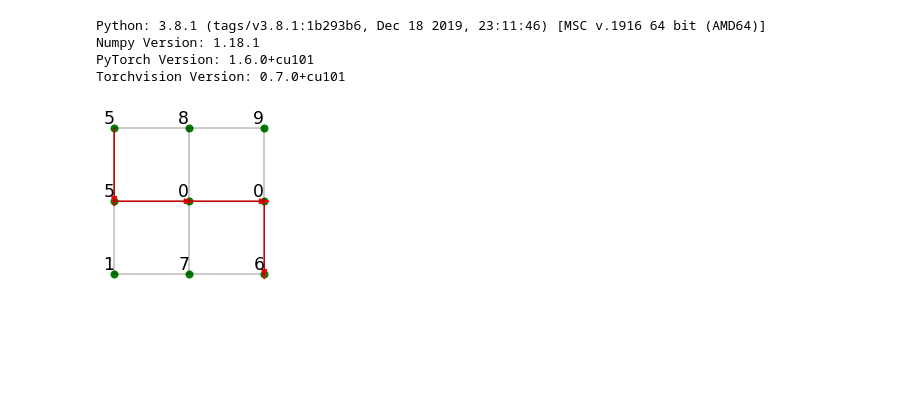
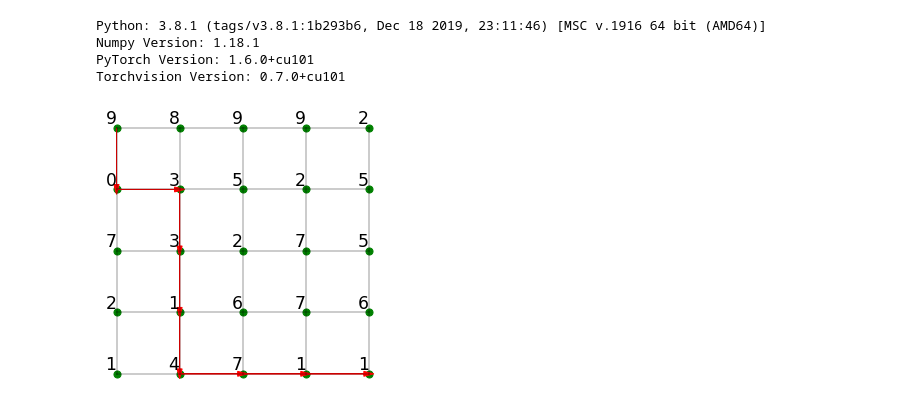
Before and after one commit to Assassinsarms/INM702_Coursework, a Jupyter notebook: T1Aaron_Mir_INM702_Task_1.ipynb, the cells around one changed output. Cells and saved outputs as stored; diff of their text form; code cells hidden in the pictures; blank space fills up the shorter version.

```diff
--- a/T1Aaron_Mir_INM702_Task_1.ipynb
+++ b/T1Aaron_Mir_INM702_Task_1.ipynb
@@ -191,13 +290,12 @@ class IntMaze():
                 plt.arrow(path_coords_grid[i][0], path_coords_grid[i][1], vec_ab_magnitude*dx, vec_ab_magnitude*dy, head_width=0.1, head_length=0.2, color='red')
         plt.show(block=False)
         return node_array, connectivity
-# %%
-height, width = 3,3 # Maze has to be NxN in order for visualisation to work
-agent_cortez = Agent('Cortez')
-game = IntMaze(height, width, 1, 'Recursive', agent_cortez)
-game.start_game()
-#make it so that the maze is initialised outside the class so that you can run differnet algos with the same maze and compare?
-#At runtime, we want to initialise the maze, initialise the agent, choose which algorithm it will follow and what game mode it will play
-# %% [output]
-[figure, removed]
+# %%
+#-------------------------------------------------------- START GAME (NAIVE) -----------------------------------------------#
+height, width = 5,5                                                      # Maze has to be NxN in order for visualisation to work properly
+agent_cortez = Agent('Cortez')                                             # Initialise the agent
+game = IntMaze(height, width, 1, 'Recursive', agent_cortez)               # Initialise the game with maze of height and width and a particular agent in that game
+game.start_game()
+# %% [output]
+[figure, added]
 # %%
```
Also changed, not shown: parts of 21 cells of this notebook, 4 other files.
